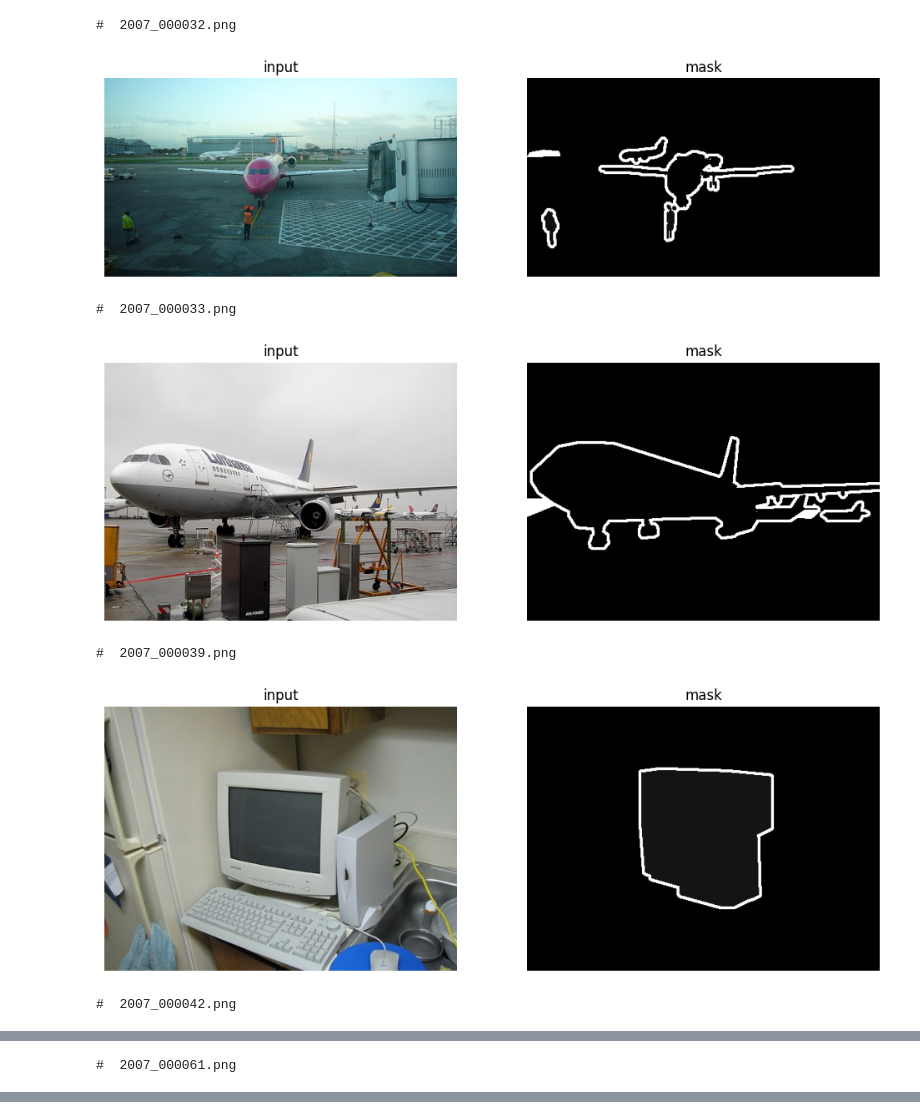
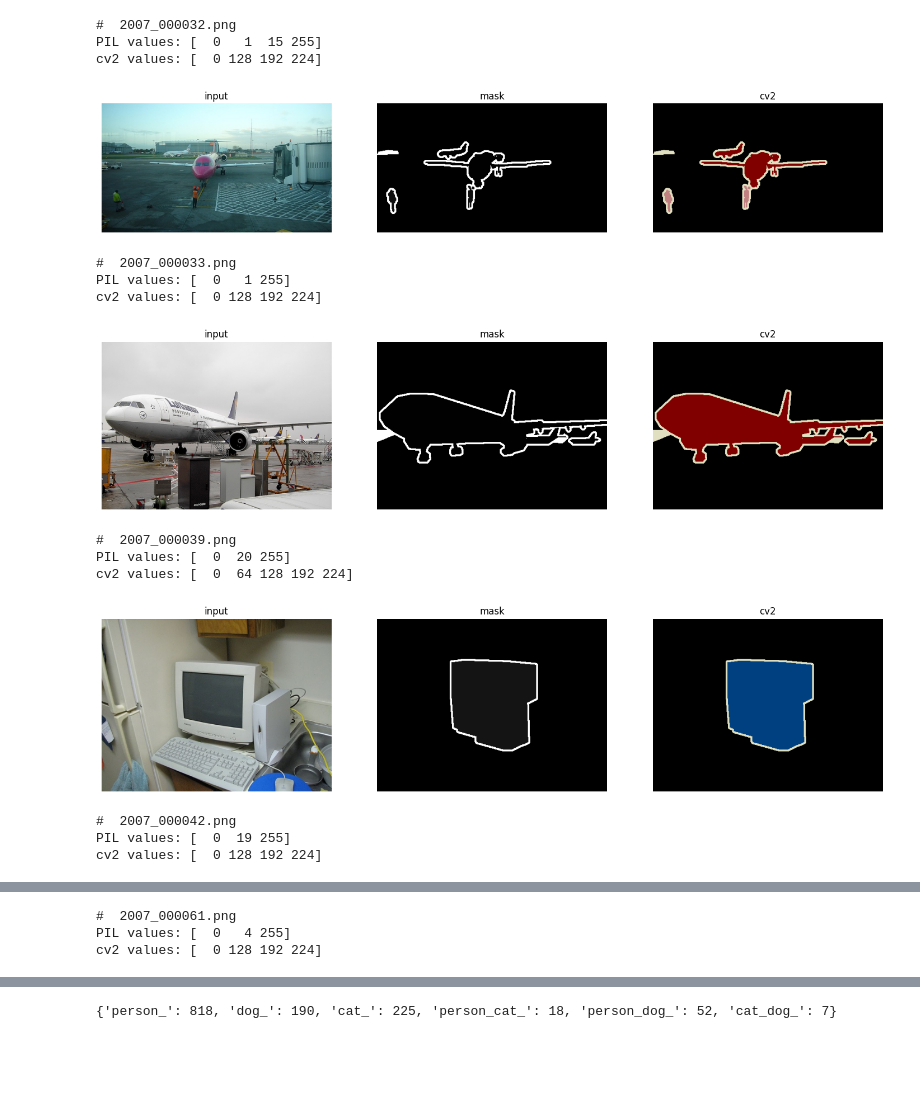
Before and after one commit to yorunoR/vgg, a Jupyter notebook: VOCdevkit/abc.ipynb, the cells around one changed output, grey strips where cells are left out. Drawn from its saved outputs; the diff is of its cells as text; code cells hidden in the pictures; blank space fills up the shorter version.

```diff
--- a/VOCdevkit/abc.ipynb
+++ b/VOCdevkit/abc.ipynb
@@ -11,28 +11,41 @@ from utils.jupyter_utils import ImageLinePlotter
 # %%
 ORG_DIR = os.path.join('.','VOC2012', 'JPEGImages')
 SEG_DIR = os.path.join('.','VOC2012', 'SegmentationClass')
 
 segs = glob.glob(os.path.join(SEG_DIR, '*.png'))
 segs.sort()
 
 for seg_file in segs[:5]:
     print('# ', os.path.basename(seg_file))
     fname , _ = os.path.splitext(os.path.basename(seg_file))
     org_file = os.path.join(ORG_DIR, fname + '.jpg')
     if not os.path.exists(org_file):
         print('not found: ', org_file)
     org_img = cv2.imread(org_file)
     seg_img_PIL = np.array(Image.open(seg_file))
+    seg_img_cv2 = cv2.imread(seg_file)
 
-    plotter = ImageLinePlotter(plot_area_num=2)
+    print('PIL values:', np.unique(seg_img_PIL))
+    print('cv2 values:', np.unique(seg_img_cv2))
+
+    plotter = ImageLinePlotter(plot_area_num=3)
     plotter.add_image(org_img, title='input')
     plotter.add_image(seg_img_PIL, title='mask')
+    plotter.add_image(seg_img_cv2, title='cv2')
     plotter.show_plot()
 # %% [output]
 #  2007_000032.png
+PIL values: [  0   1  15 255]
+cv2 values: [  0 128 192 224]
-[figure, old version]
+[figure, new version]
 #  2007_000033.png
+PIL values: [  0   1 255]
+cv2 values: [  0 128 192 224]
-[figure, old version]
+[figure, new version]
 #  2007_000039.png
+PIL values: [  0  20 255]
+cv2 values: [  0  64 128 192 224]
-[figure, old version]
+[figure, new version]
 #  2007_000042.png
+PIL values: [  0  19 255]
+cv2 values: [  0 128 192 224]
@@ -40 +53,3 @@ for seg_file in segs[:5]:
 #  2007_000061.png
+PIL values: [  0   4 255]
+cv2 values: [  0 128 192 224]
@@ -41,0 +57,36 @@ for seg_file in segs[:5]:
+# %%
+import shutil
+
+TARGET_DIR = os.path.join('.', 'target_data')
+
+ID_PERSON = 15
+ID_CAT = 8
+ID_DOG = 12
+
+cls_counters = {}
+for seg_file in segs:
+    seg_img_PIL = np.array(Image.open(seg_file))
+
+    copy_to = ''
+    if np.any(seg_img_PIL == ID_PERSON):
+        copy_to += 'person_'
+    if np.any(seg_img_PIL == ID_CAT):
+        copy_to += 'cat_'
+    if np.any(seg_img_PIL == ID_DOG):
+        copy_to += 'dog_'
+
+    if copy_to == '':
+        continue
+
+    if not copy_to in cls_counters.keys():
+        cls_counters[copy_to] = 0
+    cls_counters[copy_to] += 1
+
+    copy_path = os.path.join(TARGET_DIR, copy_to)
+    if not os.path.exists(copy_path):
+        os.makedirs(copy_path)
+    shutil.copy(seg_file, copy_path)
+
+print(cls_counters)
+# %% [output]
+{'person_': 818, 'dog_': 190, 'cat_': 225, 'person_cat_': 18, 'person_dog_': 52, 'cat_dog_': 7}
```
Also changed, not shown: parts of 1 cell of this notebook.
